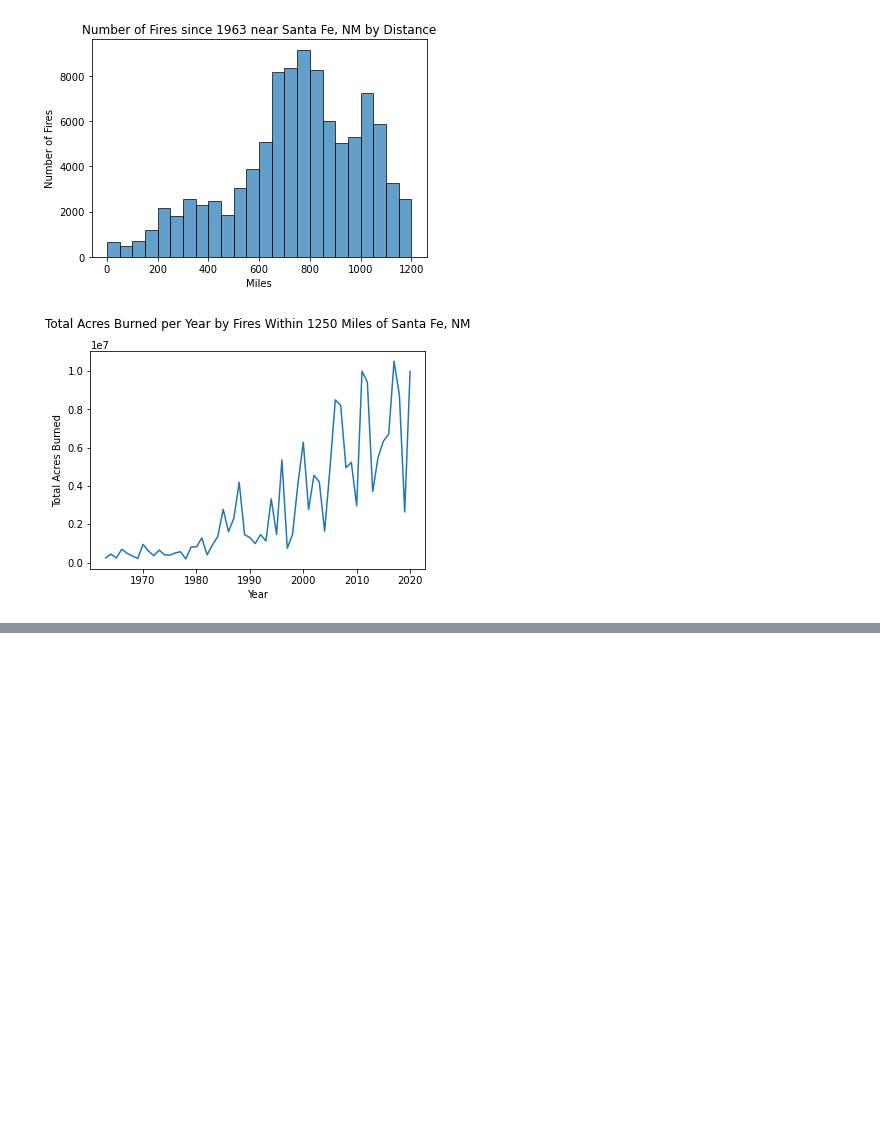
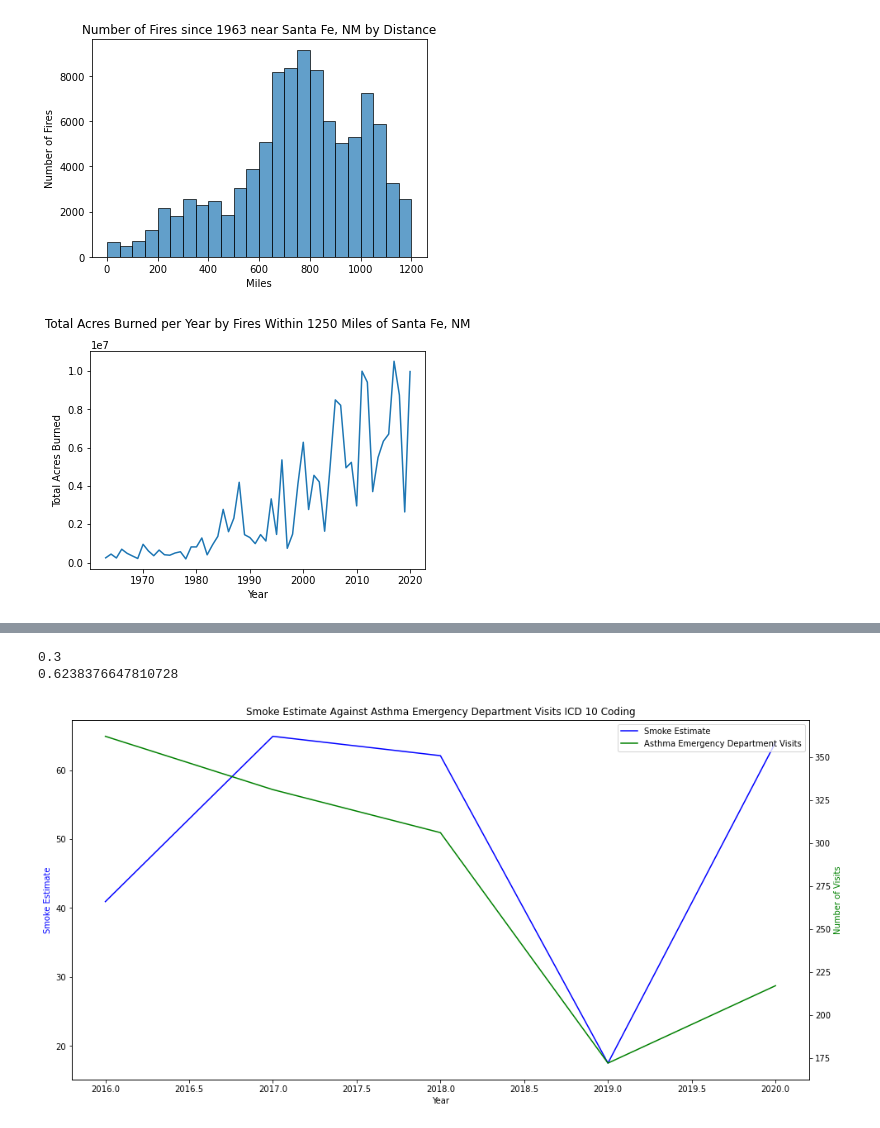
Before and after one commit to jamesjoko/data-512-project, a Jupyter notebook: part_3_presentation_visuals.ipynb, the cells around one changed output, grey strips where cells are left out. Cells and saved outputs as stored; diff of their text form; code cells hidden in the pictures; blank space fills up the shorter version.

```diff
--- a/part_3_presentation_visuals.ipynb
+++ b/part_3_presentation_visuals.ipynb
@@ -134,3 +144,36 @@ plt.show()
+# %%
+# import library to calculate correlation
+import scipy.stats
+
+# create a subset that only contains only year, smoke estimate, and asthma ED visits and only rows that do not contain missing values
+subset = df[["year", "smoke_estimate", "primary_asthma_ed_visit_counts"]].dropna(axis = 0)
+# additionally, only include years where the ICD 10 coding was in effect
+subset = subset.loc[subset["year"] > 2015]
+
+# calculate a spearman correlation coefficient between smoke estimate and asthma ED visits
+correlation_coefficient, p_value = scipy.stats.spearmanr(subset.iloc[:, 1], subset.iloc[:, 2])
+print(correlation_coefficient)
+print(p_value)
+
+# create dual axis plot showing smoke estimate and asthma ED visits
+fig, ax1 = plt.subplots(figsize = (16, 8))
+ax1.plot(subset['year'], subset['smoke_estimate'], color='blue', label='Smoke Estimate')
+ax2 = ax1.twinx()
+ax2.plot(subset['year'], subset['primary_asthma_ed_visit_counts'], color='green', label='Asthma Emergency Department Visits')
+
+# set labels, legend, and title
+ax1.set_xlabel('Year')
+ax1.set_ylabel('Smoke Estimate', color='blue')
+ax2.set_ylabel('Number of Visits', color='green')
+lines, labels = ax1.get_legend_handles_labels()
+lines2, labels2 = ax2.get_legend_handles_labels()
+ax2.legend(lines + lines2, labels + labels2, loc='upper right')
+plt.title("Smoke Estimate Against Asthma Emergency Department Visits ICD 10 Coding")
+plt.show()
+# %% [output]
+0.3
+0.6238376647810728
+[figure, added]
 # %%
 # create a subset that only contains only year, smoke estimate, and asthma hospital admissions and only rows that do not contain missing values
 subset = df[["year", "smoke_estimate", "primary_asthma_hospital_admissions"]].dropna(axis = 0)
```
Also changed, not shown: parts of 11 cells of this notebook, 2 other files.
